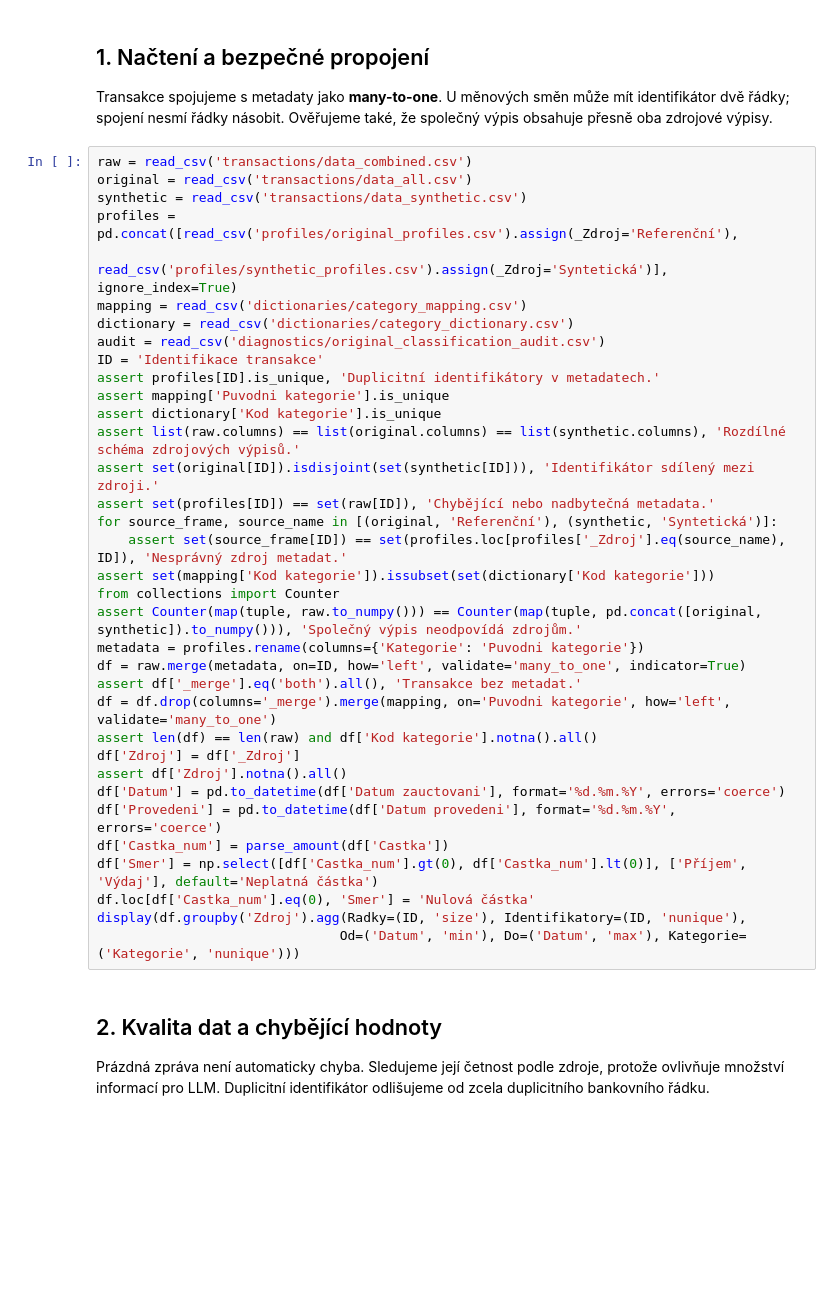
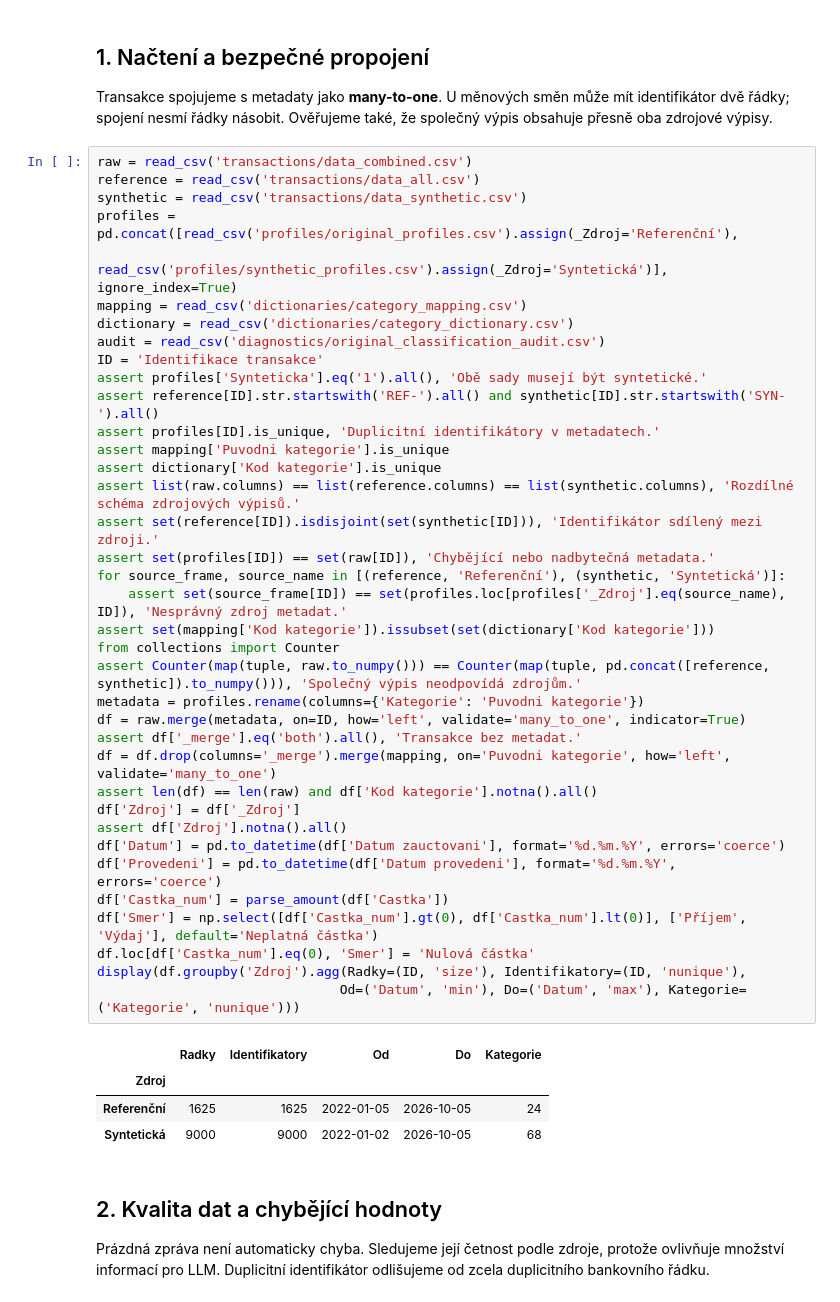
Before and after one commit to KrystofKr/osu_repository, a Jupyter notebook: XLLMA/project/notebooks/EDA.ipynb, the cells around one changed output. Cells and saved outputs as stored; diff of their text form; blank space fills up the shorter version.

Commit message:
Update EDA and document fully synthetic datasets

```diff
--- a/XLLMA/project/notebooks/EDA.ipynb
+++ b/XLLMA/project/notebooks/EDA.ipynb
@@ -30,39 +30,46 @@ def parse_amount(series):
 Transakce spojujeme s metadaty jako **many-to-one**. U měnových směn může mít identifikátor dvě řádky; spojení nesmí řádky násobit. Ověřujeme také, že společný výpis obsahuje přesně oba zdrojové výpisy.
 # %%
 raw = read_csv('transactions/data_combined.csv')
-original = read_csv('transactions/data_all.csv')
+reference = read_csv('transactions/data_all.csv')
 synthetic = read_csv('transactions/data_synthetic.csv')
 profiles = pd.concat([read_csv('profiles/original_profiles.csv').assign(_Zdroj='Referenční'),
                       read_csv('profiles/synthetic_profiles.csv').assign(_Zdroj='Syntetická')], ignore_index=True)
 mapping = read_csv('dictionaries/category_mapping.csv')
 dictionary = read_csv('dictionaries/category_dictionary.csv')
 audit = read_csv('diagnostics/original_classification_audit.csv')
 ID = 'Identifikace transakce'
+assert profiles['Synteticka'].eq('1').all(), 'Obě sady musejí být syntetické.'
+assert reference[ID].str.startswith('REF-').all() and synthetic[ID].str.startswith('SYN-').all()
 assert profiles[ID].is_unique, 'Duplicitní identifikátory v metadatech.'
 assert mapping['Puvodni kategorie'].is_unique
 assert dictionary['Kod kategorie'].is_unique
-assert list(raw.columns) == list(original.columns) == list(synthetic.columns), 'Rozdílné schéma zdrojových výpisů.'
-assert set(original[ID]).isdisjoint(set(synthetic[ID])), 'Identifikátor sdílený mezi zdroji.'
+assert list(raw.columns) == list(reference.columns) == list(synthetic.columns), 'Rozdílné schéma zdrojových výpisů.'
+assert set(reference[ID]).isdisjoint(set(synthetic[ID])), 'Identifikátor sdílený mezi zdroji.'
 assert set(profiles[ID]) == set(raw[ID]), 'Chybějící nebo nadbytečná metadata.'
-for source_frame, source_name in [(original, 'Referenční'), (synthetic, 'Syntetická')]:
+for source_frame, source_name in [(reference, 'Referenční'), (synthetic, 'Syntetická')]:
     assert set(source_frame[ID]) == set(profiles.loc[profiles['_Zdroj'].eq(source_name), ID]), 'Nesprávný zdroj metadat.'
 assert set(mapping['Kod kategorie']).issubset(set(dictionary['Kod kategorie']))
 from collections import Counter
-assert Counter(map(tuple, raw.to_numpy())) == Counter(map(tuple, pd.concat([original, synthetic]).to_numpy())), 'Společný výpis neodpovídá zdrojům.'
+assert Counter(map(tuple, raw.to_numpy())) == Counter(map(tuple, pd.concat([reference, synthetic]).to_numpy())), 'Společný výpis neodpovídá zdrojům.'
 metadata = profiles.rename(columns={'Kategorie': 'Puvodni kategorie'})
 df = raw.merge(metadata, on=ID, how='left', validate='many_to_one', indicator=True)
 assert df['_merge'].eq('both').all(), 'Transakce bez metadat.'
 df = df.drop(columns='_merge').merge(mapping, on='Puvodni kategorie', how='left', validate='many_to_one')
 assert len(df) == len(raw) and df['Kod kategorie'].notna().all()
 df['Zdroj'] = df['_Zdroj']
 assert df['Zdroj'].notna().all()
 df['Datum'] = pd.to_datetime(df['Datum zauctovani'], format='%d.%m.%Y', errors='coerce')
 df['Provedeni'] = pd.to_datetime(df['Datum provedeni'], format='%d.%m.%Y', errors='coerce')
 df['Castka_num'] = parse_amount(df['Castka'])
 df['Smer'] = np.select([df['Castka_num'].gt(0), df['Castka_num'].lt(0)], ['Příjem', 'Výdaj'], default='Neplatná částka')
 df.loc[df['Castka_num'].eq(0), 'Smer'] = 'Nulová částka'
 display(df.groupby('Zdroj').agg(Radky=(ID, 'size'), Identifikatory=(ID, 'nunique'),
                                Od=('Datum', 'min'), Do=('Datum', 'max'), Kategorie=('Kategorie', 'nunique')))
+# %% [output]
+|  | Radky | Identifikatory | Od | Do | Kategorie |
+| Zdroj |  |  |  |  |  |
+| Referenční | 1625 | 1625 | 2022-01-05 | 2026-10-05 | 24 |
+| Syntetická | 9000 | 9000 | 2022-01-02 | 2026-10-05 | 68 |
 # %% [markdown]
 ## 2. Kvalita dat a chybějící hodnoty
 
```
Also changed, not shown: parts of 11 cells of this notebook, 1 other file.
